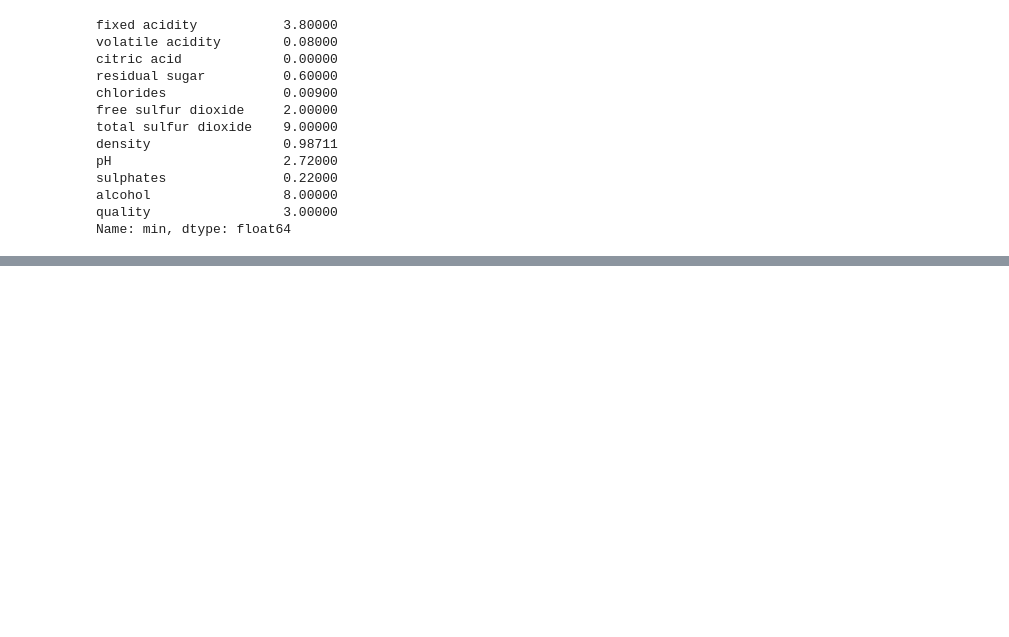
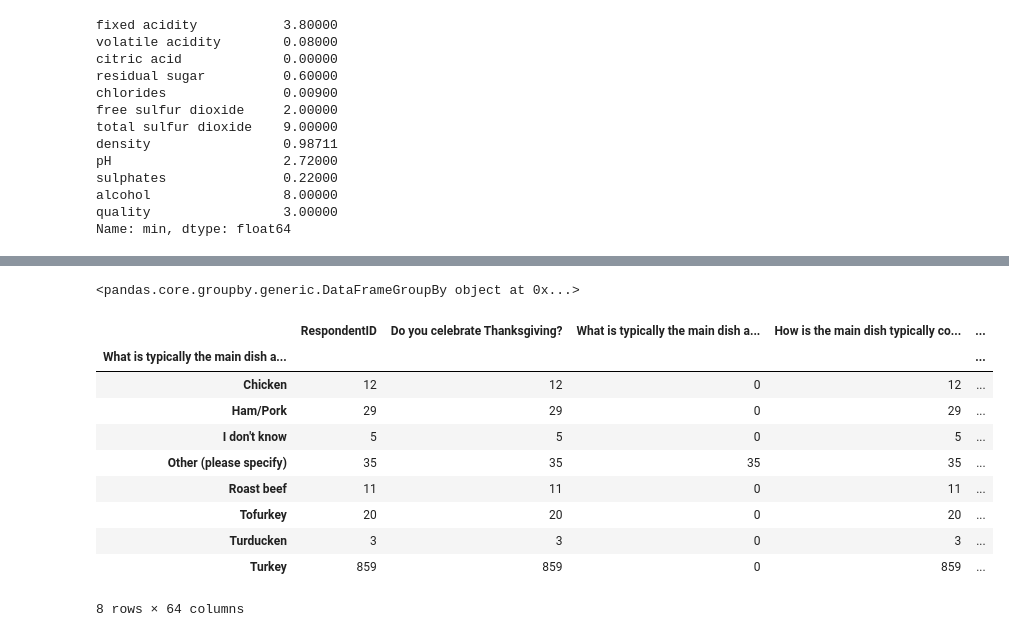
Before and after one commit to davidtnly/Python, a Jupyter notebook: MachineLearning/06-working-with-dataframes.ipynb, the cells around one changed output, grey strips where cells are left out. Saved outputs shown, nothing was run; the diff lists cells and outputs as text; code cells hidden in the pictures; blank space fills up the shorter version.

```diff
--- a/MachineLearning/06-working-with-dataframes.ipynb
+++ b/MachineLearning/06-working-with-dataframes.ipynb
@@ -128,0 +365,5 @@ Name: min, dtype: float64
+# %%
+# Get file
+filename = '03-thanksgiving-2015-poll-data.csv'
+data = pd.read_csv(filename)
+data.head()
@@ -128,0 +378,21 @@ Name: min, dtype: float64
+# %%
+# Use groupby function
+by_main_dish = data.groupby('What is typically the main dish at your Thanksgiving dinner?')
+by_main_dish
+# %% [output]
+<pandas.core.groupby.generic.DataFrameGroupBy object at 0x...>
+# %%
+# Calling coutn returns the total number of NOT NULL values within each column
+by_main_dish.count()
+# %% [output]
+|  | RespondentID | Do you celebrate Thanksgiving? | What is typically the main dish a... | How is the main dish typically co... | ... |
+| What is typically the main dish a... |  |  |  |  | ... |
+| Chicken | 12 | 12 | 0 | 12 | ... |
+| Ham/Pork | 29 | 29 | 0 | 29 | ... |
+| I don't know | 5 | 5 | 0 | 5 | ... |
+| Other (please specify) | 35 | 35 | 35 | 35 | ... |
+| Roast beef | 11 | 11 | 0 | 11 | ... |
+| Tofurkey | 20 | 20 | 0 | 20 | ... |
+| Turducken | 3 | 3 | 0 | 3 | ... |
+| Turkey | 859 | 859 | 0 | 859 | ... |
+8 rows × 64 columns
```
Also changed, not shown: parts of 29 cells of this notebook, 3 other files.
